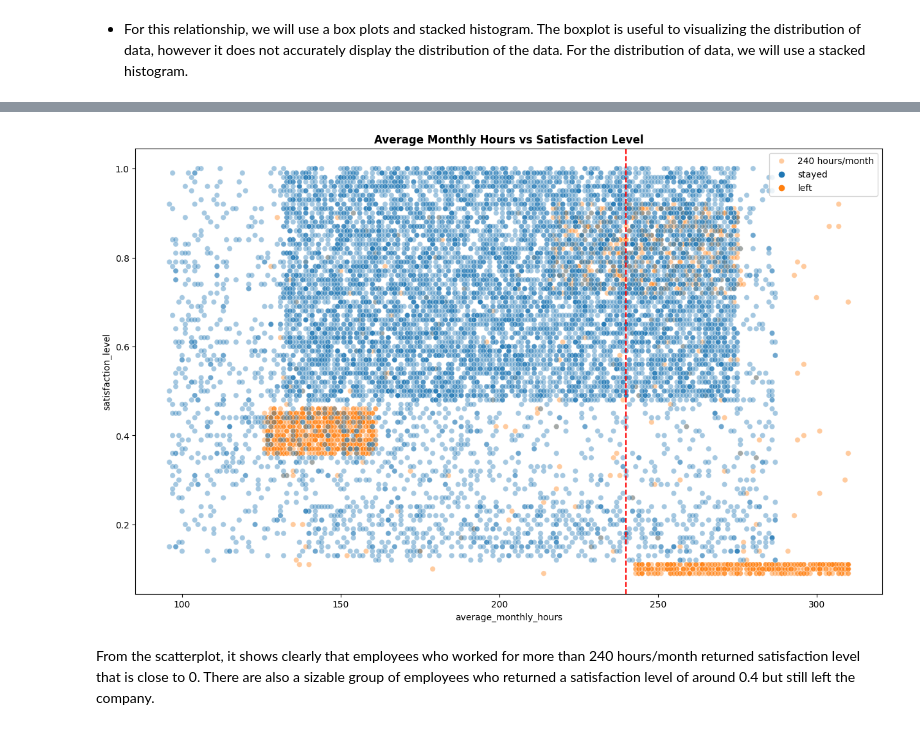
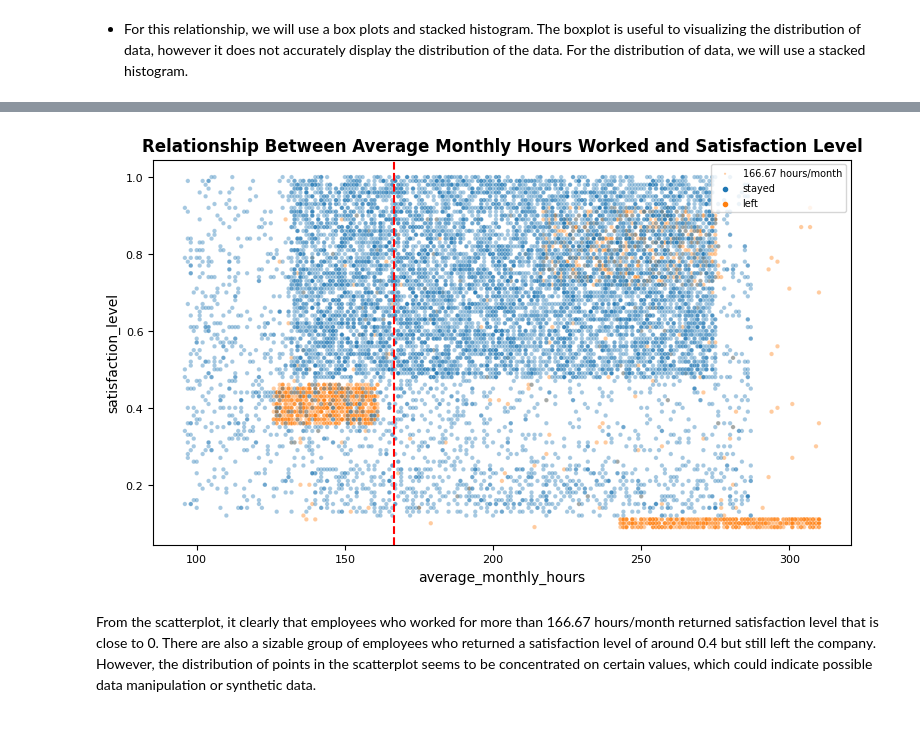
Before and after one commit to ryanlacsamana/Sailfort-Motors-Capstone-Project, a Jupyter notebook: Sailfort-Motors-Capstone.ipynb, the cells around one changed output, grey strips where cells are left out. Drawn from its saved outputs; the diff is of its cells as text; code cells hidden in the pictures.

```diff
--- a/Sailfort-Motors-Capstone.ipynb
+++ b/Sailfort-Motors-Capstone.ipynb
@@ -307,12 +316,14 @@ The plot shows that the mean number of hours worked for employees who left and s
 # %%
-plt.figure(figsize=(15,9))
-sns.scatterplot(data=df1, x='average_monthly_hours', y='satisfaction_level', hue='left', alpha=0.4)
-plt.axvline(x=240, color='red', label='240 hours/month', linestyle='--')
-plt.legend(labels=['240 hours/month','stayed','left'], loc='upper right', markerscale=1)
-plt.title('Average Monthly Hours vs Satisfaction Level', fontweight='bold')
+plt.figure(figsize=(9,5))
+sns.scatterplot(data=df1, x='average_monthly_hours', y='satisfaction_level', hue='left', alpha=0.4, s=10)
+plt.axvline(x=166.67, color='red', linestyle='--')
+plt.legend(labels=['166.67 hours/month', 'stayed','left'], loc='upper right', fontsize=7, markerscale=0.5)
+plt.title('Relationship Between Average Monthly Hours Worked and Satisfaction Level', fontweight='bold')
+plt.xticks(fontsize=8)
+plt.yticks(fontsize=8)
 
 plt.show()
 # %% [output]
-[figure, old version]
+[figure, new version]
 # %% [markdown]
-From the scatterplot, it shows clearly that employees who worked for more than 240 hours/month returned satisfaction level that is close to 0. There are also a sizable group of employees who returned a satisfaction level of around 0.4 but still left the company.
+From the scatterplot, it clearly that employees who worked for more than 166.67 hours/month returned satisfaction level that is close to 0. There are also a sizable group of employees who returned a satisfaction level of around 0.4 but still left the company. However, the distribution of points in the scatterplot seems to be concentrated on certain values, which could indicate possible data manipulation or synthetic data.
```
Also changed, not shown: parts of 34 cells of this notebook.
